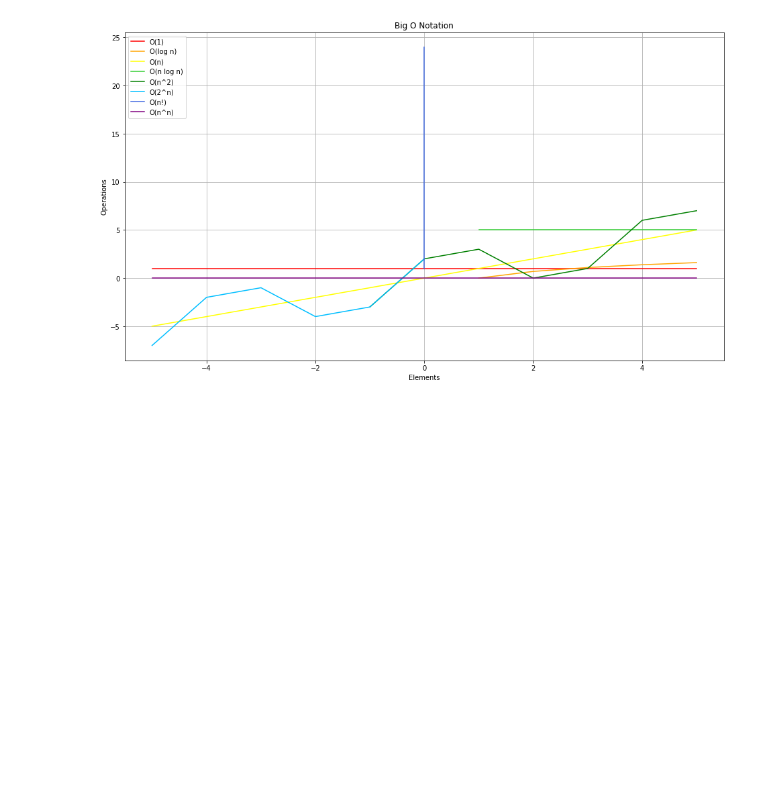
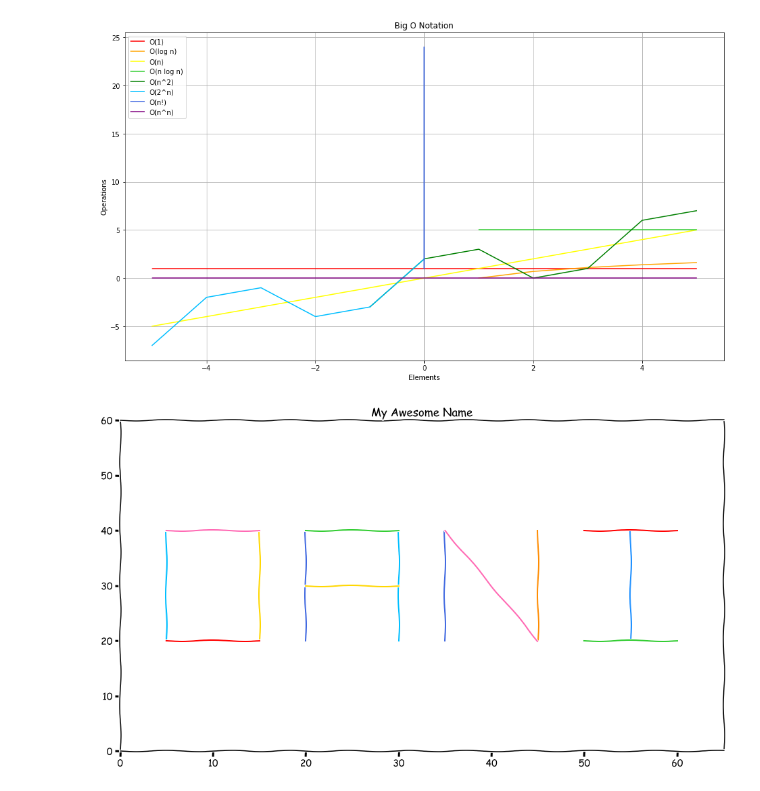
Before and after one commit to dbojado/numpy-pandas-visualization-exercises, a Jupyter notebook: big_o_notation.ipynb, the cells around one changed output. Cells and saved outputs as stored; diff of their text form; code cells hidden in the pictures; blank space fills up the shorter version.

```diff
--- a/big_o_notation.ipynb
+++ b/big_o_notation.ipynb
@@ -119,5 +119,35 @@ plt.show()
 [figure]
 # %%
 #6. Bonus: Write the code necessary to write your name on a chart. Use box letters.
+# %%
+plt.xkcd()
+plt.figure(figsize = (16,9))
+
+plt.plot([5, 5], [20, 40], c= 'deepskyblue')
+plt.plot([15, 15], [20, 40], c= 'gold')
+plt.plot([5, 15], [40, 40], c= 'hotpink')
+plt.plot([5, 15], [20, 20], c= 'red')
+
+plt.plot([20, 20], [20, 40], c= 'royalblue')
+plt.plot([30, 30], [20, 40], c= 'deepskyblue')
+plt.plot([20, 30], [40, 40], c= 'limegreen')
+plt.plot([20, 30], [30, 30], c= 'gold')
+
+
+plt.plot([35, 35], [20, 40], c= 'royalblue')
+plt.plot([45, 45], [20, 40], c= 'darkorange')
+plt.plot([35, 45], [40, 20], c= 'hotpink')
+
+plt.plot([55, 55], [20, 40], c= 'dodgerblue')
+plt.plot([50, 60], [40, 40], c= 'red')
+plt.plot([50, 60], [20, 20], c= 'limegreen')
+
+
+plt.title('My Awesome Name')
+plt.xlim(0, 65)
+plt.ylim(0, 60)
+plt.show()
+# %% [output]
+[figure, added]
 # %%
 #7. Bonus: Use curves for letters in your name that have curves in them.
```
